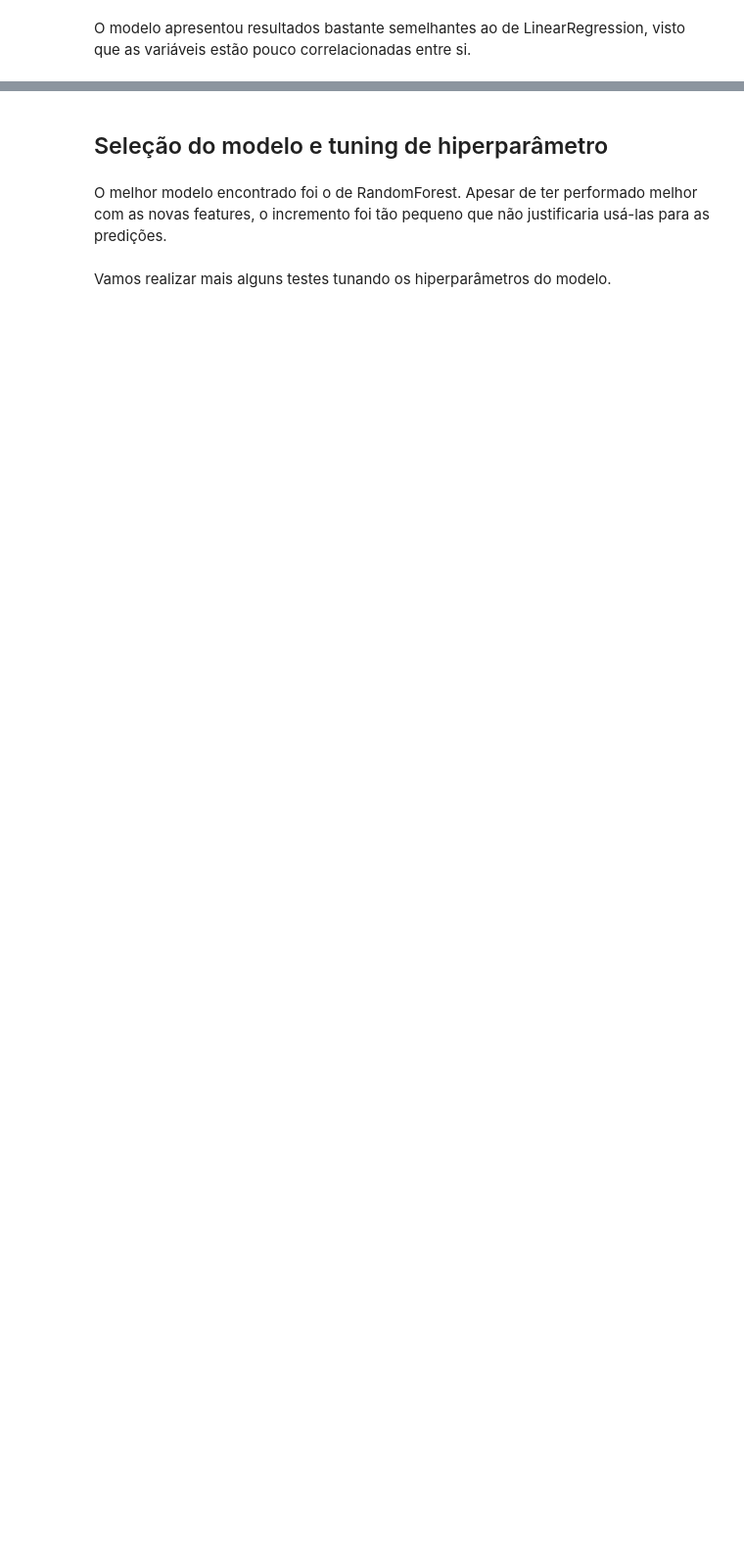
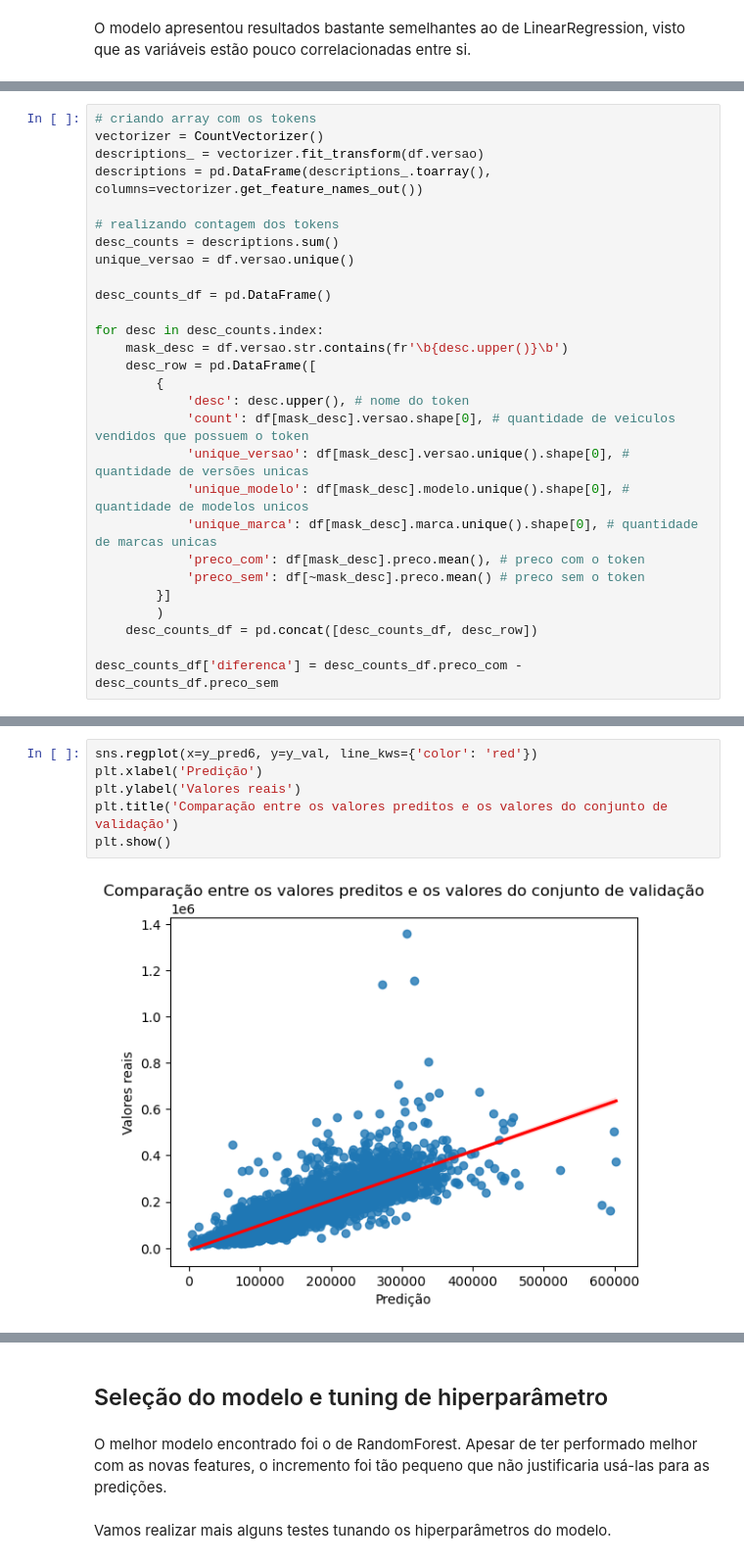
Before and after one commit to renatoinomata/indicium-data-science, a Jupyter notebook: machine_learning.ipynb, the cells around one changed output, grey strips where cells are left out. Shown at 98% size. Drawn from its saved outputs; the diff is of its cells as text; blank space fills up the shorter version.

```diff
--- a/machine_learning.ipynb
+++ b/machine_learning.ipynb
@@ -655,0 +662,28 @@ O modelo apresentou resultados bastante semelhantes ao de LinearRegression, vist
+# %%
+# criando array com os tokens
+vectorizer = CountVectorizer()
+descriptions_ = vectorizer.fit_transform(df.versao)
+descriptions = pd.DataFrame(descriptions_.toarray(), columns=vectorizer.get_feature_names_out())
+
+# realizando contagem dos tokens
+desc_counts = descriptions.sum()
+unique_versao = df.versao.unique()
+
+desc_counts_df = pd.DataFrame()
+
+for desc in desc_counts.index:
+    mask_desc = df.versao.str.contains(fr'\b{desc.upper()}\b')
+    desc_row = pd.DataFrame([
+        {
+            'desc': desc.upper(), # nome do token
+            'count': df[mask_desc].versao.shape[0], # quantidade de veiculos vendidos que possuem o token
+            'unique_versao': df[mask_desc].versao.unique().shape[0], # quantidade de versões unicas
+            'unique_modelo': df[mask_desc].modelo.unique().shape[0], # quantidade de modelos unicos
+            'unique_marca': df[mask_desc].marca.unique().shape[0], # quantidade de marcas unicas
+            'preco_com': df[mask_desc].preco.mean(), # preco com o token
+            'preco_sem': df[~mask_desc].preco.mean() # preco sem o token
+        }]
+        )
+    desc_counts_df = pd.concat([desc_counts_df, desc_row])
+
+desc_counts_df['diferenca'] = desc_counts_df.preco_com - desc_counts_df.preco_sem
@@ -655,0 +807,8 @@ O modelo apresentou resultados bastante semelhantes ao de LinearRegression, vist
+# %%
+sns.regplot(x=y_pred6, y=y_val, line_kws={'color': 'red'})
+plt.xlabel('Predição')
+plt.ylabel('Valores reais')
+plt.title('Comparação entre os valores preditos e os valores do conjunto de validação')
+plt.show()
+# %% [output]
+[figure, added]
```
Also changed, not shown: parts of 51 cells of this notebook, 5 other files.
